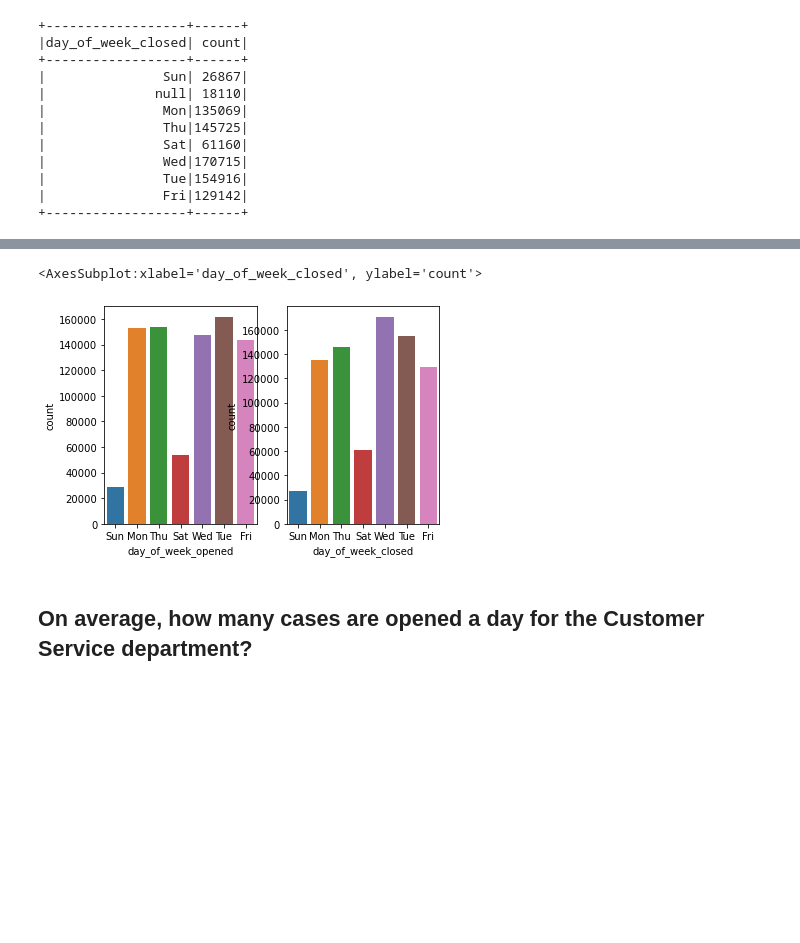
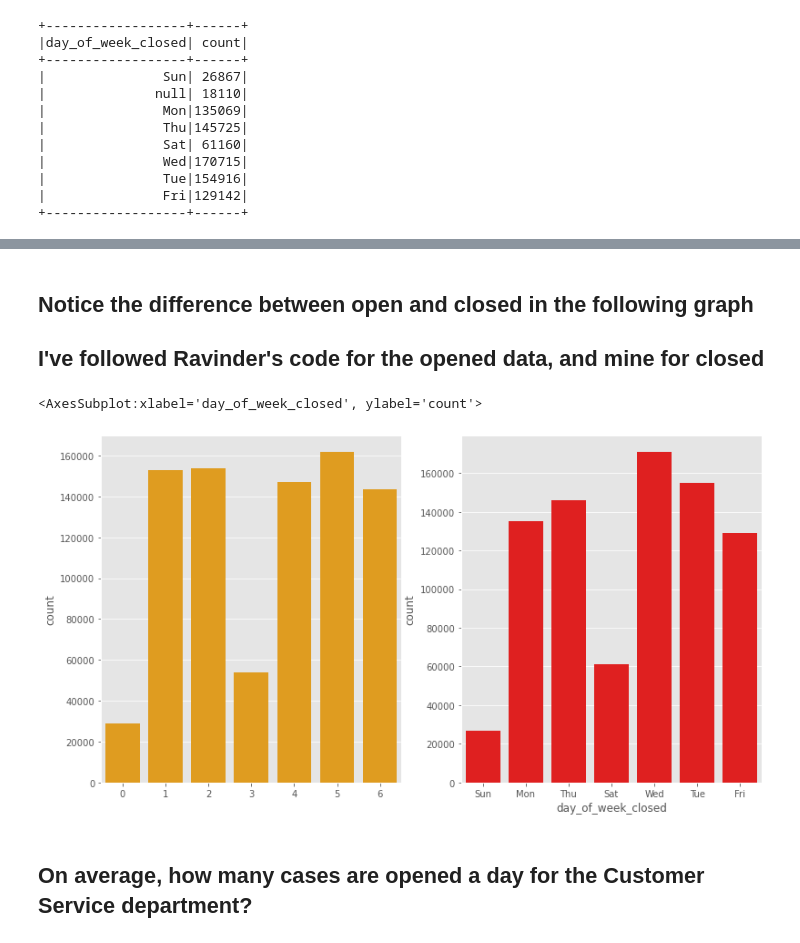
Before and after one commit to brianclements03/spark_exercises, a Jupyter notebook: explore.ipynb, the cells around one changed output, grey strips where cells are left out. Drawn from its saved outputs; the diff is of its cells as text; code cells hidden in the pictures; blank space fills up the shorter version.

```diff
--- a/explore.ipynb
+++ b/explore.ipynb
@@ -15,6 +15,13 @@ spark = pyspark.sql.SparkSession.builder.getOrCreate()
 df = wrangle_311(spark)
 print("\ndf shape: (%d, %d)\n" % (df.count(), len(df.columns)))
 df.show(1, vertical=True)
+
+
+plt.ion()
+# tweak the matplotlib style defaults
+plt.rc("figure", figsize=(13, 7))
+plt.rc("font", size=14)
+plt.style.use("ggplot")
 # %% [output]
 [wrangle.py] reading case.csv
 [wrangle.py] handling data types
@@ -459,0 +457,14 @@ opened
+# %%
+weekdays = ['Sun', 'Mon', 'Tue', 'Wed', 'Thu', 'Fri', 'Sat']
+
+opened = (
+df.withColumn('weekday', date_format(col('case_opened_date'),'E'))
+    .groupBy('weekday')
+    .count()
+    .toPandas()
+)
+# closed =(
+# df.groupBy('day_of_week_closed')
+#     .count()
+#     .toPandas().set_index('day_of_week_closed')
+# )
@@ -460,9 +477,12 @@ opened
+# %% [markdown]
+## Notice the difference between open and closed in the following graph
+## I've followed Ravinder's code for the opened data, and mine for closed
 # %%
 f, axes = plt.subplots(1, 2)
-sns.barplot(  y="count", x= opened.index, data=opened,  orient='v' , ax=axes[0])
-sns.barplot(  y="count", x= closed.index, data=closed,  orient='v' , ax=axes[1])
+sns.barplot(  y="count", x= opened.index, data=opened,  orient='v' , ax=axes[0], color='orange')
+sns.barplot(  y="count", x= closed.index, data=closed,  orient='v' , ax=axes[1], color='red')
 # %% [output]
 <AxesSubplot:xlabel='day_of_week_closed', ylabel='count'>
-[figure, old version]
+[figure, new version]
 # %% [markdown]
 ## On average, how many cases are opened a day for the Customer Service department?
```
Also changed, not shown: parts of 19 cells of this notebook.
